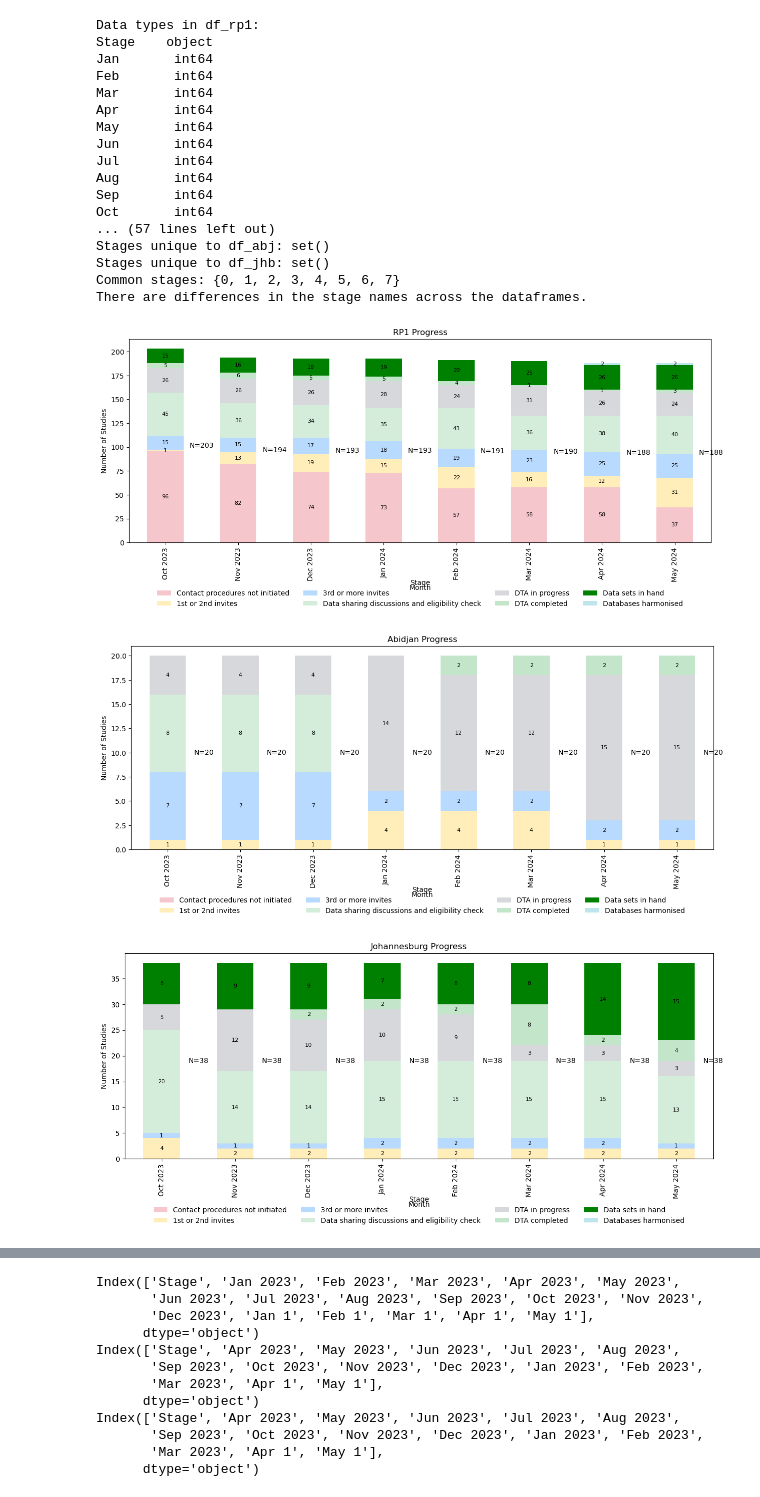
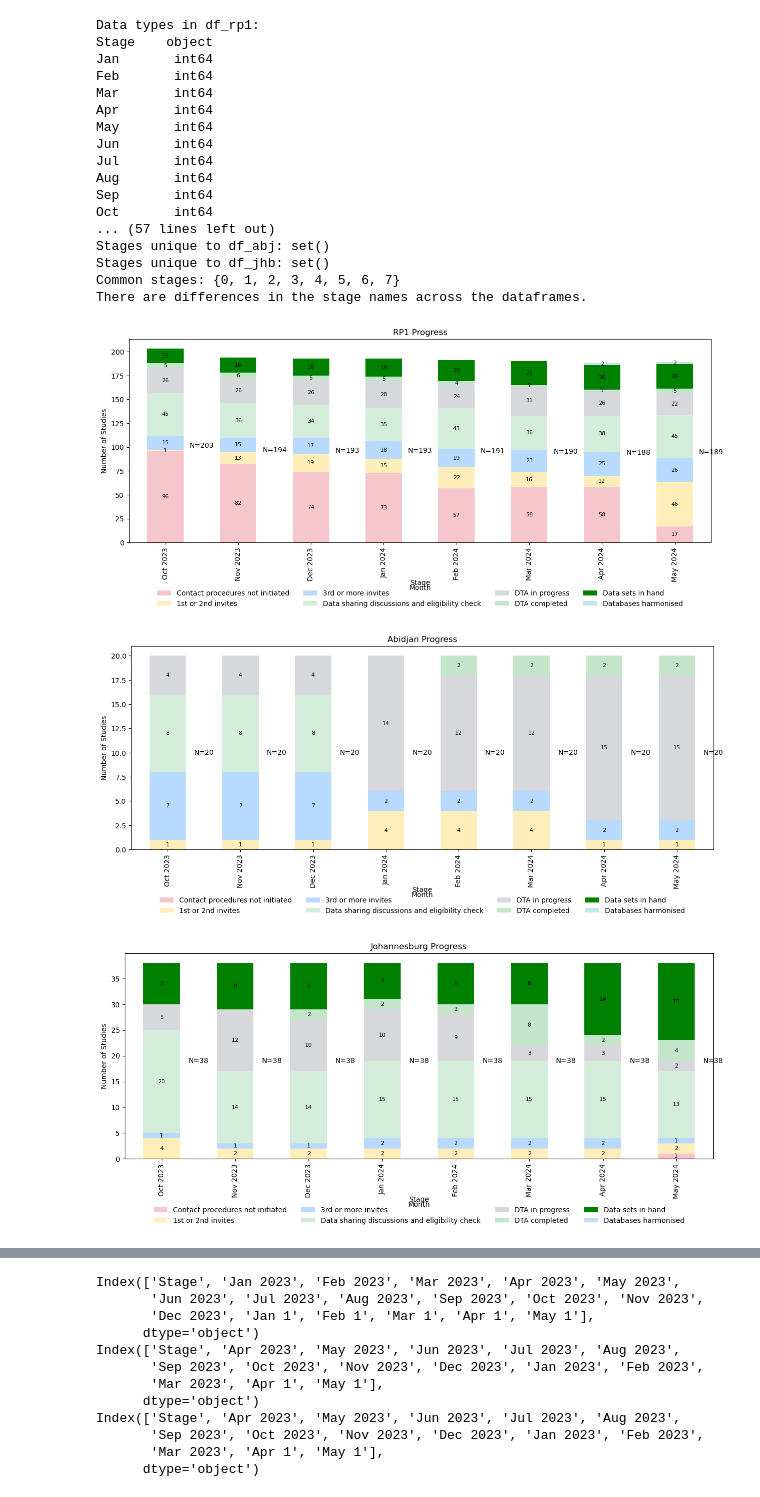
Before and after one commit to Logic06183/Heat_Project, a Jupyter notebook: RP2_report_0425.ipynb, the cells around one changed output, grey strips where cells are left out. Saved outputs shown, nothing was run; the diff lists cells and outputs as text; code cells hidden in the pictures.

```diff
--- a/RP2_report_0425.ipynb
+++ b/RP2_report_0425.ipynb
@@ -3,7 +3,7 @@ import pandas as pd
 import matplotlib.pyplot as plt
 
 # Load the Excel file
-xlsx_file = pd.read_excel('HEAT_Tables_0517_am.xlsx', sheet_name=['RP1', 'Abj_outputs', 'Jhb_outputs'])
+xlsx_file = pd.read_excel('HEAT_Tables_0531.xlsx', sheet_name=['RP1', 'Abj_outputs', 'Jhb_outputs'])
 
 # Extract each DataFrame from the dictionary
 df_rp1 = xlsx_file['RP1']
@@ -196,33 +196,33 @@ def combine_and_plot_stacked_bars(dfs, title, start_month=9, start_year=2023, st
 
     overlay_excluded_studies(ax, excluded_df, filtered_df)
     plt.show()
 
 combine_and_plot_stacked_bars(
     [df_rp1, df_abj, df_jhb],
     'Overall data acquisition for the HE2AT center 09/2023-04/2024',
     start_month=9,
     start_year=2023,
     stage_order=stage_order,
     color_map=color_map
 )
 # %% [output]
 Data types in df_rp1:
 Stage    object
 Jan       int64
 Feb       int64
 Mar       int64
 Apr       int64
 May       int64
 Jun       int64
 Jul       int64
 Aug       int64
 Sep       int64
 Oct       int64
 ... (57 lines left out)
 Stages unique to df_abj: set()
 Stages unique to df_jhb: set()
 Common stages: {0, 1, 2, 3, 4, 5, 6, 7}
 There are differences in the stage names across the dataframes.
-[figure, old version]
+[figure, new version]
 [figure]
-[figure, old version]
+[figure, new version]
```
Also changed, not shown: parts of 14 cells of this notebook, 1 other file.
